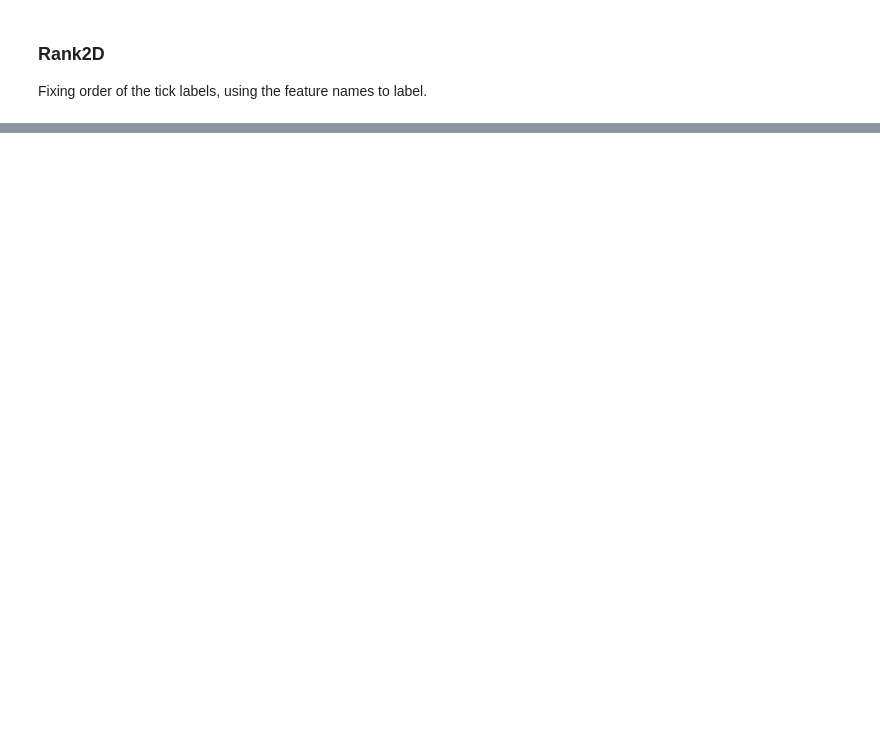
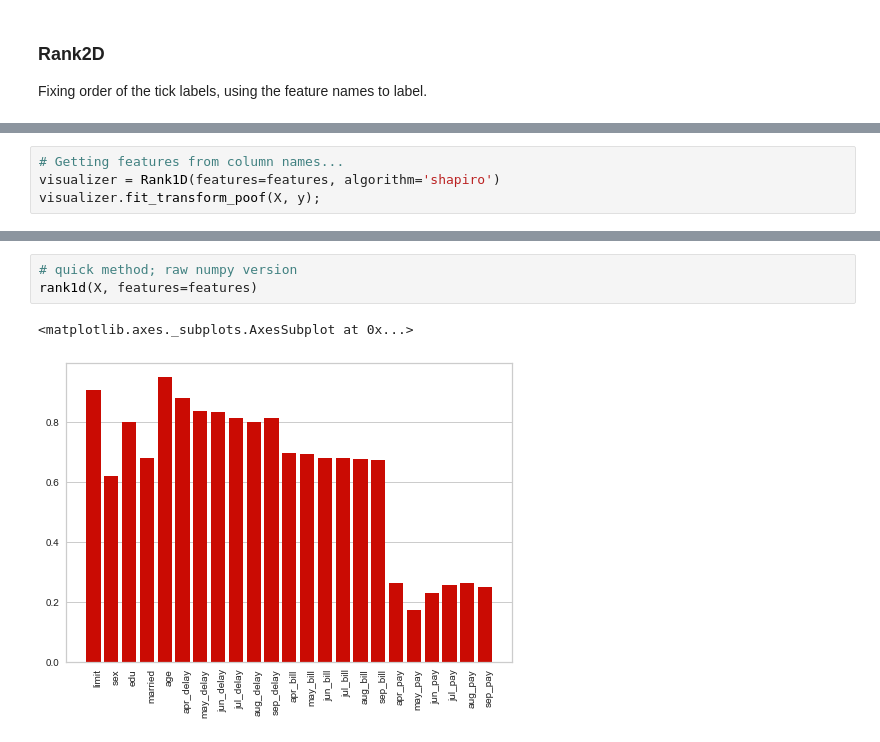
Before and after one commit to DistrictDataLabs/yellowbrick, a Jupyter notebook: examples/pbs929/rankd.ipynb, the cells around one changed output, grey strips where cells are left out. Drawn from its saved outputs; the diff is of its cells as text; blank space fills up the shorter version.

```diff
--- a/examples/pbs929/rankd.ipynb
+++ b/examples/pbs929/rankd.ipynb
@@ -124,0 +101,4 @@ rank1d(X)
+# %%
+# Getting features from column names...
+visualizer = Rank1D(features=features, algorithm='shapiro')
+visualizer.fit_transform_poof(X, y);
@@ -124,0 +107,6 @@ rank1d(X)
+# %%
+# quick method; raw numpy version
+rank1d(X, features=features)
+# %% [output]
+<matplotlib.axes._subplots.AxesSubplot at 0x...>
+[figure, added]
```
Also changed, not shown: parts of 12 cells of this notebook, 1 other file.
